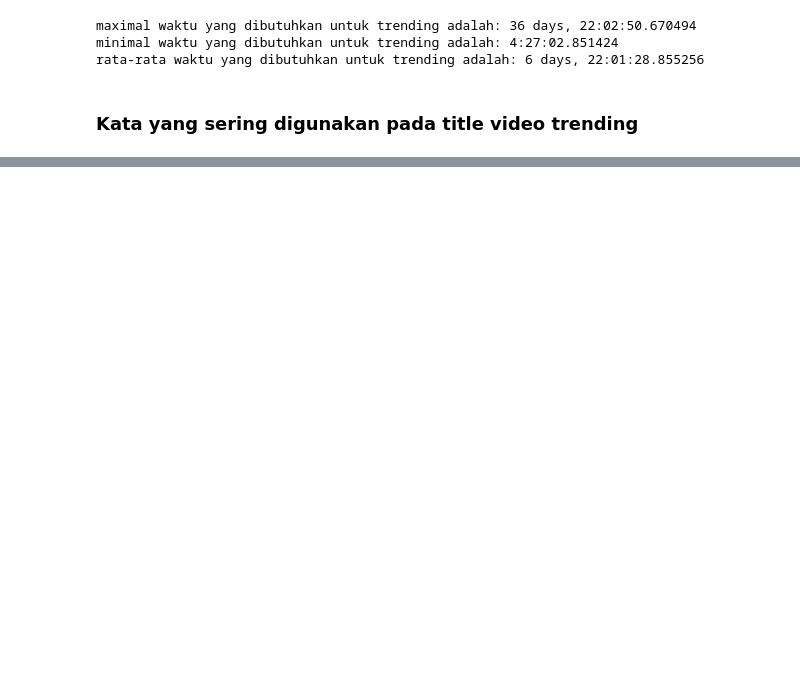
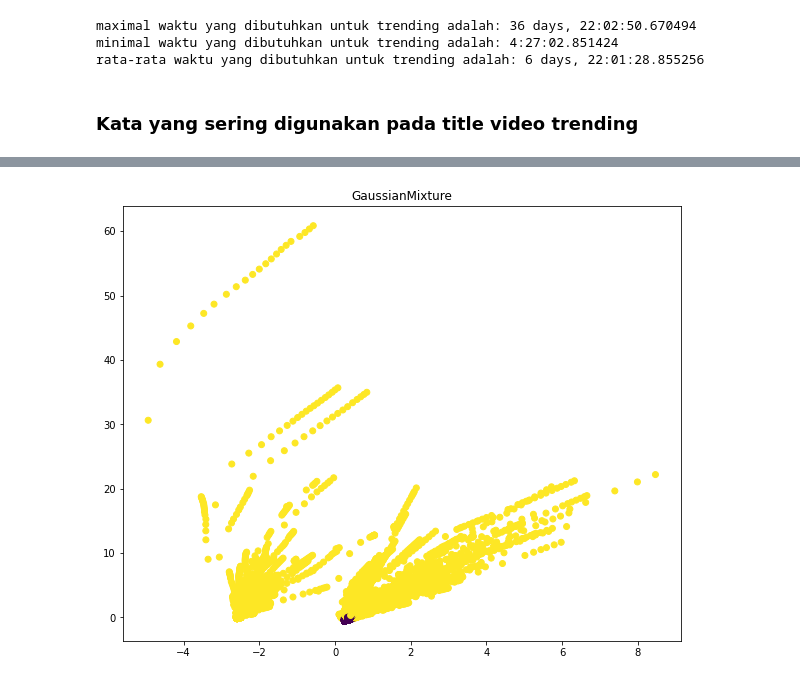
Before and after one commit to nofamex/TA-KASDD, a Jupyter notebook: main.ipynb, the cells around one changed output, grey strips where cells are left out. Cells and saved outputs as stored; diff of their text form; code cells hidden in the pictures; blank space fills up the shorter version.

```diff
--- a/main.ipynb
+++ b/main.ipynb
@@ -455,0 +573,17 @@ plt.show()
+# %%
+# Create PCA
+pca = PCA(n_components=2)
+pca.fit(k_clust_data_std)
+score_pca = pca.transform(k_clust_data_std)
+score_pca = pd.DataFrame(score_pca)
+# %%
+# GMNN n component 2
+gmm2 = GaussianMixture(n_components=2).fit(score_pca)
+labels = gmm2.predict(score_pca)
+
+plt.figure(figsize=(10,8))
+plt.title('GaussianMixture')
+plt.scatter(x=score_pca[1], y=score_pca[0], c=labels, cmap='viridis')
+plt.show()
+# %% [output]
+[figure, added]
```
Also changed, not shown: parts of 39 cells of this notebook.
